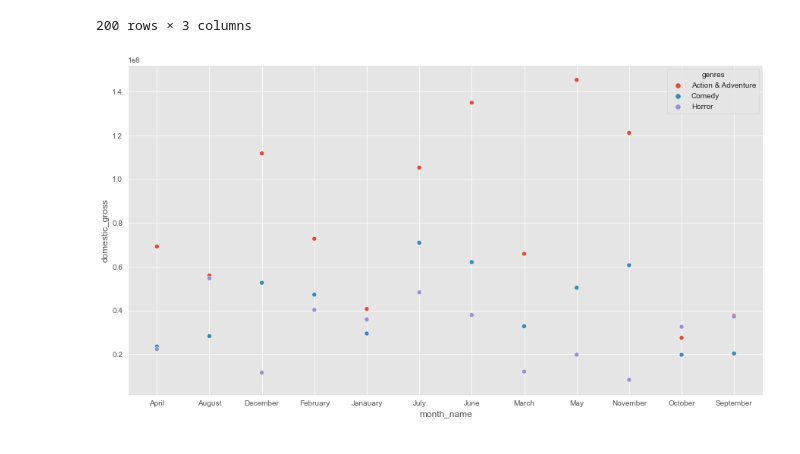
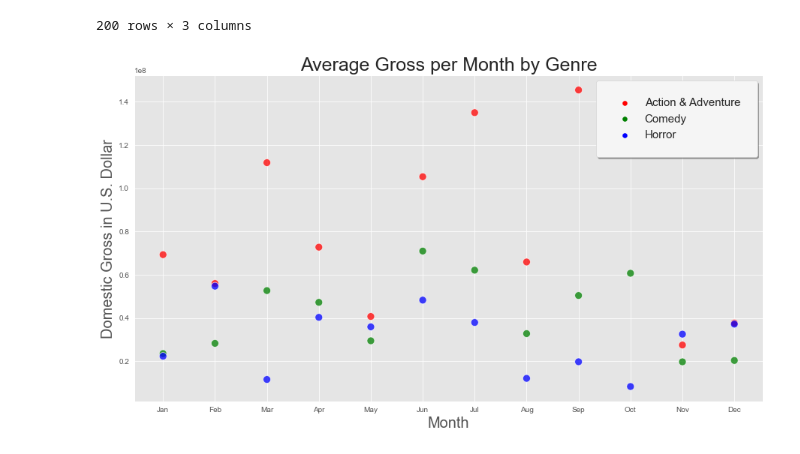
Before and after one commit to richesinrr0/microsoft_movie_analysis, a Jupyter notebook: Movie_analysis_genres_ross.ipynb, the cells around one changed output. Cells and saved outputs as stored; diff of their text form; code cells hidden in the pictures.

```diff
--- a/Movie_analysis_genres_ross.ipynb
+++ b/Movie_analysis_genres_ross.ipynb
@@ -537,7 +525,0 @@ real_df
-# %%
-plt.figure(figsize=(15, 8))
-
-filtered = real_df.loc[(real_df['genres'] == 'Comedy')|(real_df['genres'] == 'Horror')|(real_df['genres']=='Action & Adventure')]
-sns.scatterplot(data = filtered, x = "month_name", y = "domestic_gross", hue = 'genres');
-# %% [output]
-[figure, removed]
@@ -559,0 +526,15 @@ ax.scatter([1,2,3,4,5,6,7,8,9,10,11,12], aa_month_mean_list)
+# %%
+warnings.filterwarnings('ignore')
+fig, ax = plt.subplots(figsize=(15, 8))
+
+filtered = real_df.loc[(real_df['genres'] == 'Comedy')|(real_df['genres'] == 'Horror')|(real_df['genres']=='Action & Adventure')]
+x = sns.scatterplot(data = filtered, x = "month_name", y = "domestic_gross", hue ='genres', palette=['red','green','blue'], alpha=.75, s=100);
+
+ax.legend(prop={"size":15}, loc=1, fancybox=True, framealpha=1, shadow=True,
+           borderpad=1.5, facecolor='whitesmoke')
+x.set_xticklabels(['Jan', 'Feb','Mar','Apr','May','Jun','Jul','Aug','Sep','Oct','Nov','Dec'])
+ax.set_xlabel('Month', fontsize=20)
+ax.set_ylabel('Domestic Gross in U.S. Dollar', fontsize=20)
+ax.set_title('Average Gross per Month by Genre', fontsize=25);
+# %% [output]
+[figure, added]
```
Also changed, not shown: parts of 10 cells of this notebook.
